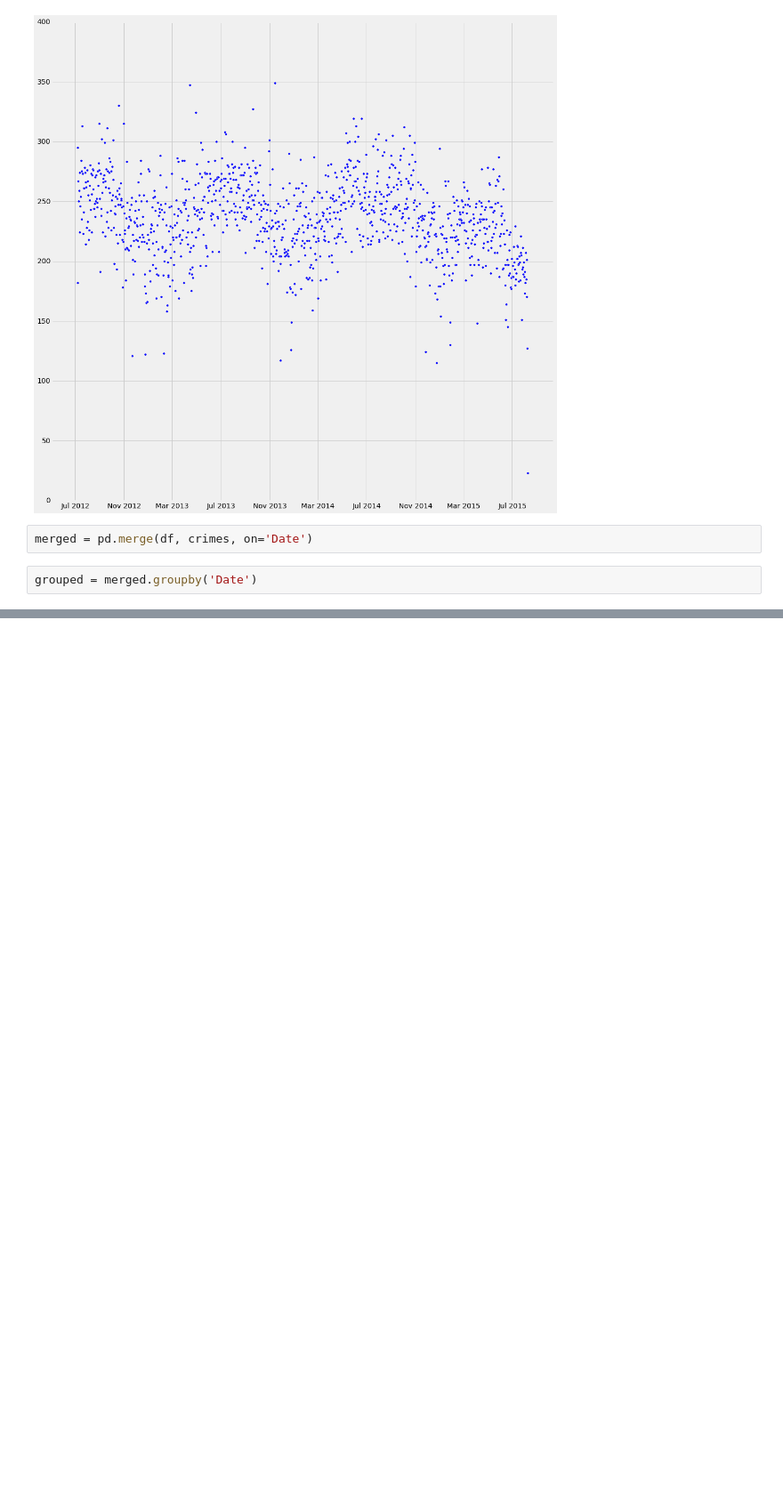
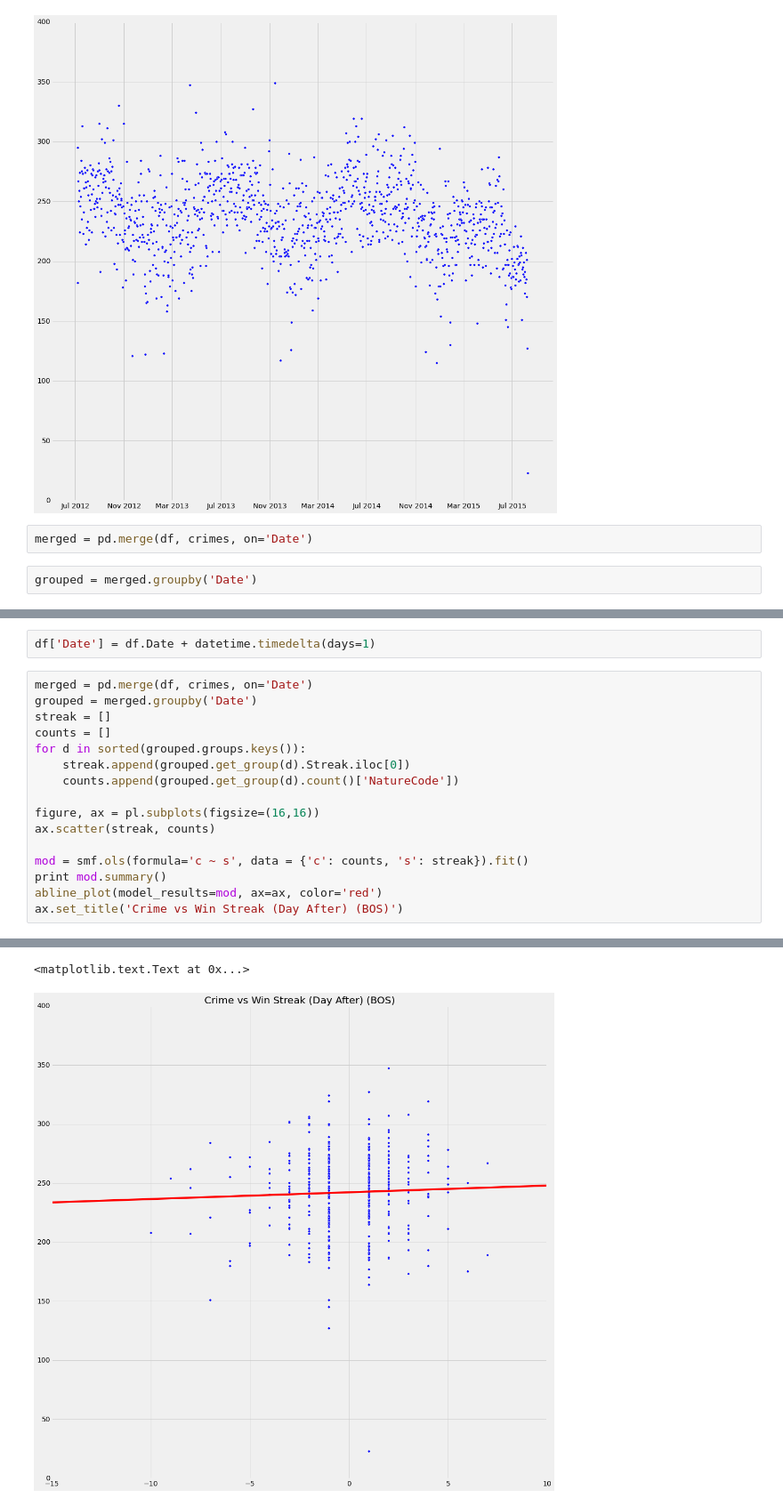
Before and after one commit to docmarionum1/ads_foundations, a Jupyter notebook: Test.ipynb, the cells around one changed output, grey strips where cells are left out. Shown at 89% size. Cells and saved outputs as stored; diff of their text form; blank space fills up the shorter version.

```diff
--- a/Test.ipynb
+++ b/Test.ipynb
@@ -174,0 +166,19 @@ Warnings:
+# %%
+df['Date'] = df.Date + datetime.timedelta(days=1)
+# %%
+merged = pd.merge(df, crimes, on='Date')
+grouped = merged.groupby('Date')
+streak = []
+counts = []
+for d in sorted(grouped.groups.keys()):
+    streak.append(grouped.get_group(d).Streak.iloc[0])
+    counts.append(grouped.get_group(d).count()['NatureCode'])
+
+figure, ax = pl.subplots(figsize=(16,16))
+ax.scatter(streak, counts)
+
+mod = smf.ols(formula='c ~ s', data = {'c': counts, 's': streak}).fit()
+print mod.summary()
+abline_plot(model_results=mod, ax=ax, color='red')
+ax.set_title('Crime vs Win Streak (Day After) (BOS)')
+# %% [output]
@@ -174,0 +202,2 @@ Warnings:
+<matplotlib.text.Text at 0x...>
+[figure, added]
```
Also changed, not shown: parts of 11 cells of this notebook.
